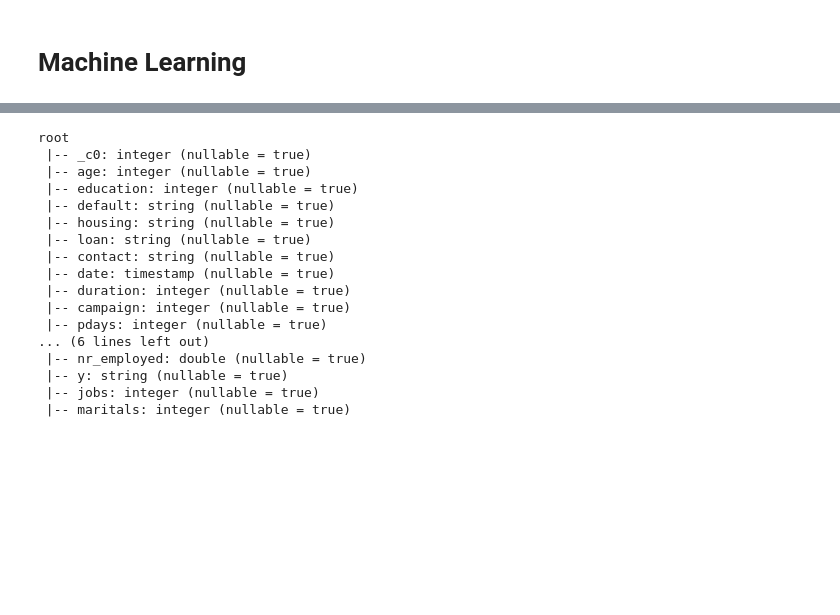
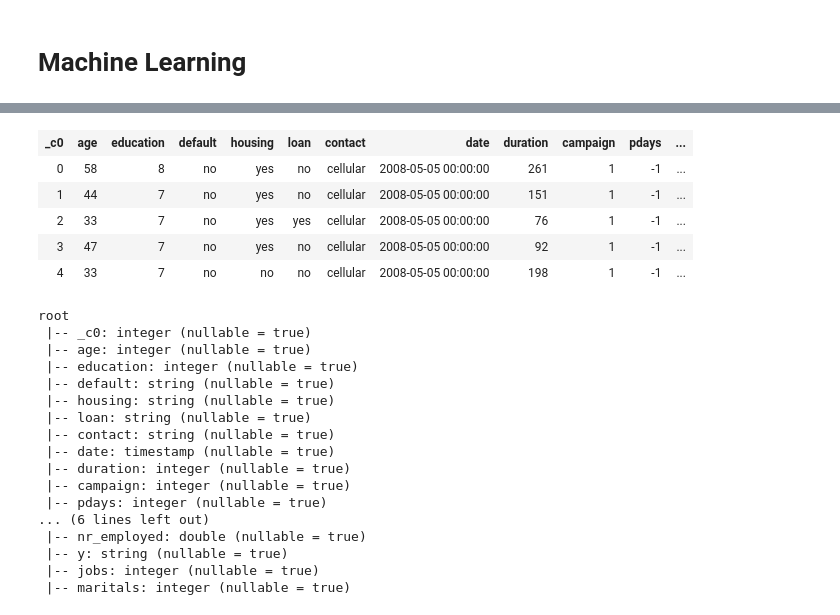
Before and after one commit to princeganer/Lemonrice, a Jupyter notebook: virtual_demo/ml_3_8_1_jupy.ipynb, the cells around one changed output, grey strips where cells are left out. Saved outputs shown, nothing was run; the diff lists cells and outputs as text; code cells hidden in the pictures; blank space fills up the shorter version.

```diff
--- a/virtual_demo/ml_3_8_1_jupy.ipynb
+++ b/virtual_demo/ml_3_8_1_jupy.ipynb
@@ -31,3 +30,5 @@ Wall time: 13.7 s
 # %%
-tele_sdf.show()
+# to show dataframe properly in jupyter
+spark.conf.set('spark.sql.repl.eagerEval.enabled', True)
+display(tele_sdf.limit(5))
 # %% [output]
@@ -51,3 +35,9 @@ only showing top 20 rows
+| _c0 | age | education | default | housing | loan | contact | date | duration | campaign | pdays | ... |
+| 0 | 58 | 8 | no | yes | no | cellular | 2008-05-05 00:00:00 | 261 | 1 | -1 | ... |
+| 1 | 44 | 7 | no | yes | no | cellular | 2008-05-05 00:00:00 | 151 | 1 | -1 | ... |
+| 2 | 33 | 7 | no | yes | yes | cellular | 2008-05-05 00:00:00 | 76 | 1 | -1 | ... |
+| 3 | 47 | 7 | no | yes | no | cellular | 2008-05-05 00:00:00 | 92 | 1 | -1 | ... |
+| 4 | 33 | 7 | no | no | no | cellular | 2008-05-05 00:00:00 | 198 | 1 | -1 | ... |
 # %%
 tele_sdf.printSchema()
 # %% [output]
```
Also changed, not shown: parts of 6 cells of this notebook, 12 other files.
